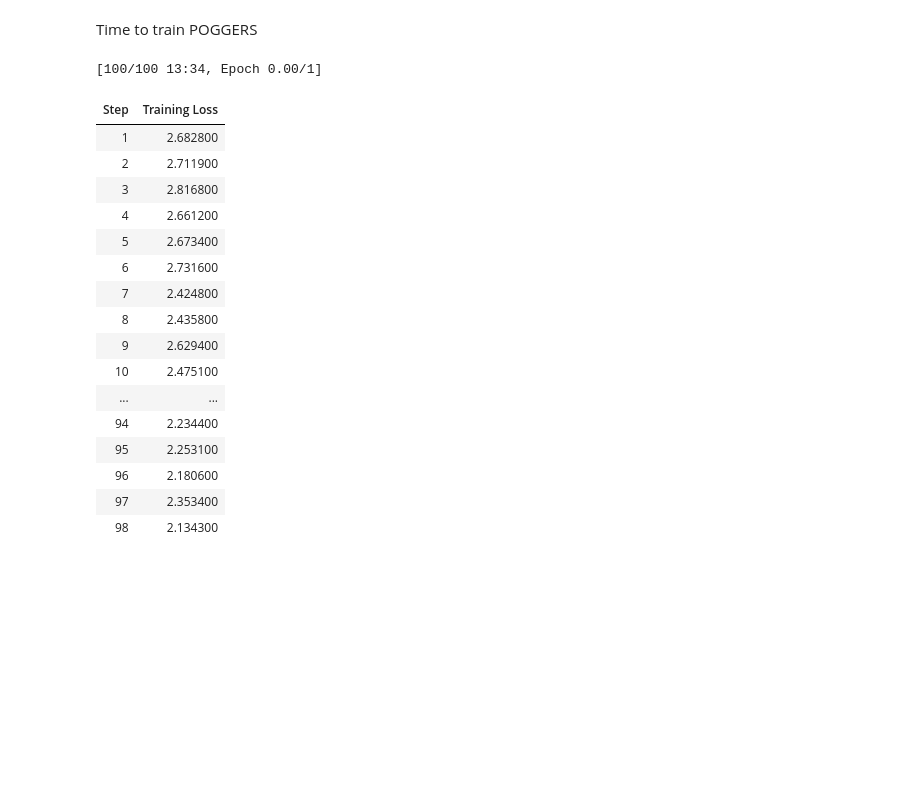
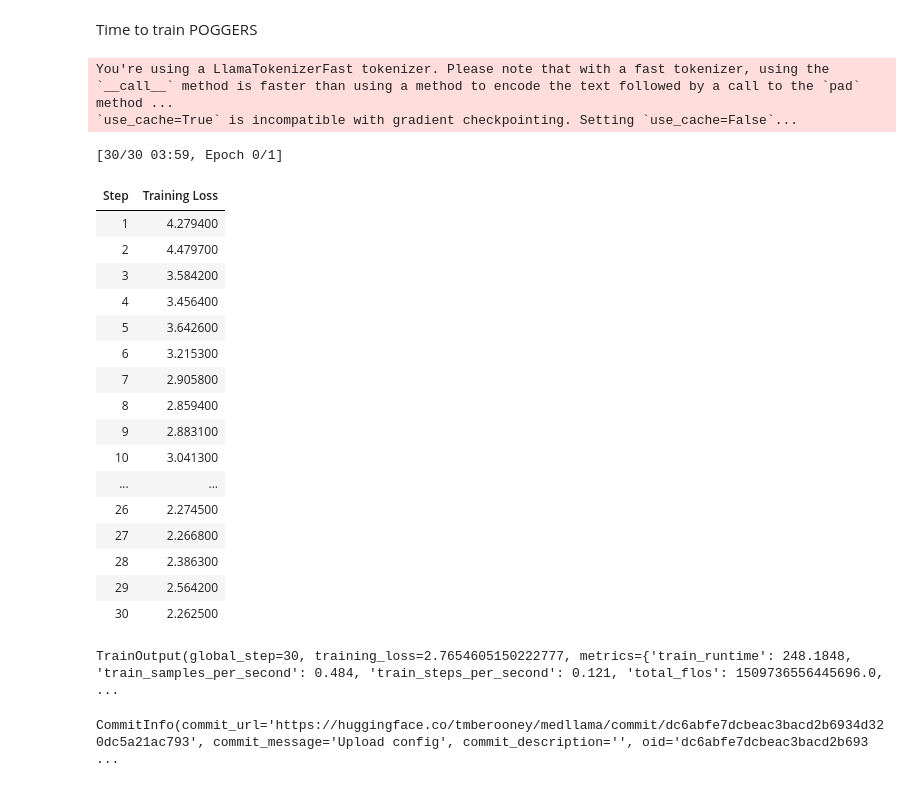
Before and after one commit to papichoolo/healthchatbot, a Jupyter notebook: Medichatbot_Fine_Tuning.ipynb, the cells around one changed output. Saved outputs shown, nothing was run; the diff lists cells and outputs as text; code cells hidden in the pictures; blank space fills up the shorter version.

Commit message:
added config.json to file

```diff
--- a/Medichatbot_Fine_Tuning.ipynb
+++ b/Medichatbot_Fine_Tuning.ipynb
@@ -109,8 +102,9 @@ model = get_peft_model(model, config)
 Generating Prompt based on Dataset
 # %%
 def generate_prompt(data_point):
-  return f"""
-<human>: {data_point["Patient"]}
+  return f""" <<SYS>> You are a helpful and honest medical assistant, you will only answer the human in the prompt and help them out in their medical problems
+  [INST]<human>: {data_point["Patient"]}[/INST]<</SYS>> \n
+Now this is what you will say
 <assistant>: {data_point["Doctor"]}
 """.strip()
 
@@ -127,43 +121,46 @@ Time to train POGGERS
 # %%
 training_args = transformers.TrainingArguments(
       per_device_train_batch_size=1,
       gradient_accumulation_steps=4,
-      max_steps=100,
+      max_steps=30,
       num_train_epochs=1,
       learning_rate=2e-4,
       fp16=True,
       save_total_limit=3,
       logging_steps=1,
       output_dir="experiments",
       optim="paged_adamw_8bit",
       lr_scheduler_type="cosine",
       warmup_ratio=0.05,
 )
 
 trainer = transformers.Trainer(
     model=model,
     train_dataset=data,
     args=training_args,
     data_collator=transformers.DataCollatorForLanguageModeling(tokenizer, mlm=False)
 )
-model.config.use_cache = False
+model.config.use_cache = True
 trainer.train()
 # %% [output]
-[100/100 13:34, Epoch 0.00/1]
+You're using a LlamaTokenizerFast tokenizer. Please note that with a fast tokenizer, using the `__call__` method is faster than using a method to encode the text followed by a call to the `pad` method ...
+`use_cache=True` is incompatible with gradient checkpointing. Setting `use_cache=False`...
+[30/30 03:59, Epoch 0/1]
 | Step | Training Loss |
-| 1 | 2.682800 |
-| 2 | 2.711900 |
-| 3 | 2.816800 |
-| 4 | 2.661200 |
-| 5 | 2.673400 |
-| 6 | 2.731600 |
-| 7 | 2.424800 |
-| 8 | 2.435800 |
-| 9 | 2.629400 |
-| 10 | 2.475100 |
+| 1 | 4.279400 |
+| 2 | 4.479700 |
+| 3 | 3.584200 |
+| 4 | 3.456400 |
+| 5 | 3.642600 |
+| 6 | 3.215300 |
+| 7 | 2.905800 |
+| 8 | 2.859400 |
+| 9 | 2.883100 |
+| 10 | 3.041300 |
 | ... | ... |
-| 94 | 2.234400 |
-| 95 | 2.253100 |
-| 96 | 2.180600 |
-| 97 | 2.353400 |
-| 98 | 2.134300 |
+| 26 | 2.274500 |
+| 27 | 2.266800 |
+| 28 | 2.386300 |
+| 29 | 2.564200 |
+| 30 | 2.262500 |
+TrainOutput(global_step=30, training_loss=2.7654605150222777, metrics={'train_runtime': 248.1848, 'train_samples_per_second': 0.484, 'train_steps_per_second': 0.121, 'total_flos': 1509736556445696.0,  ...
@@ -169,0 +170,9 @@ trainer.train()
+# %%
+PEFT_MODEL = "tmberooney/medllama"
+
+model.push_to_hub(
+    PEFT_MODEL, use_auth_token=True
+)
+config.push_to_hub(PEFT_MODEL,use_auth_token=True)
+# %% [output]
+CommitInfo(commit_url='https://huggingface.co/tmberooney/medllama/commit/dc6abfe7dcbeac3bacd2b6934d320dc5a21ac793', commit_message='Upload config', commit_description='', oid='dc6abfe7dcbeac3bacd2b693 ...
```
Also changed, not shown: parts of 23 cells of this notebook.
